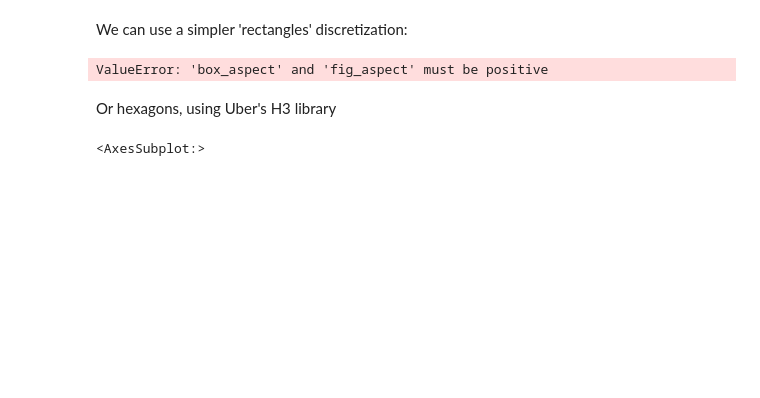
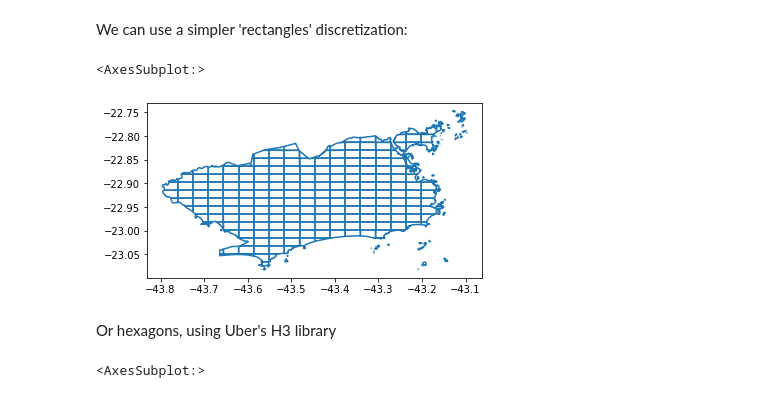
Before and after one commit to amk1710/DiscretizationBox, a Jupyter notebook: examples/discretization_example.ipynb, the cells around one changed output. Cells and saved outputs as stored; diff of their text form; code cells hidden in the pictures; blank space fills up the shorter version.

```diff
--- a/examples/discretization_example.ipynb
+++ b/examples/discretization_example.ipynb
@@ -50,10 +52,11 @@ generate_discretization(gdf, shape='hexagons', *, nx=10, ny=10, neighborhood_typ
 # %% [markdown]
 We can use a simpler 'rectangles' discretization:
 # %%
-discretized_gdf = DiscretizationBox.generate_discretization(gdf, shape = 'rectangles', nx = 20, ny = 20, neighborhood_type = '8')
-discretized_gdf.boundary.plot()
+square_discretized_gdf = DiscretizationBox.generate_discretization(gdf, shape = 'rectangles', nx = 20, ny = 20, neighborhood_type = '8')
+square_discretized_gdf.boundary.plot()
 # %% [output]
-ValueError: 'box_aspect' and 'fig_aspect' must be positive
+<AxesSubplot:>
+[figure, added]
 # %% [markdown]
 Or hexagons, using Uber's H3 library
 # %%
```
Also changed, not shown: parts of 12 cells of this notebook, 1 other file.
